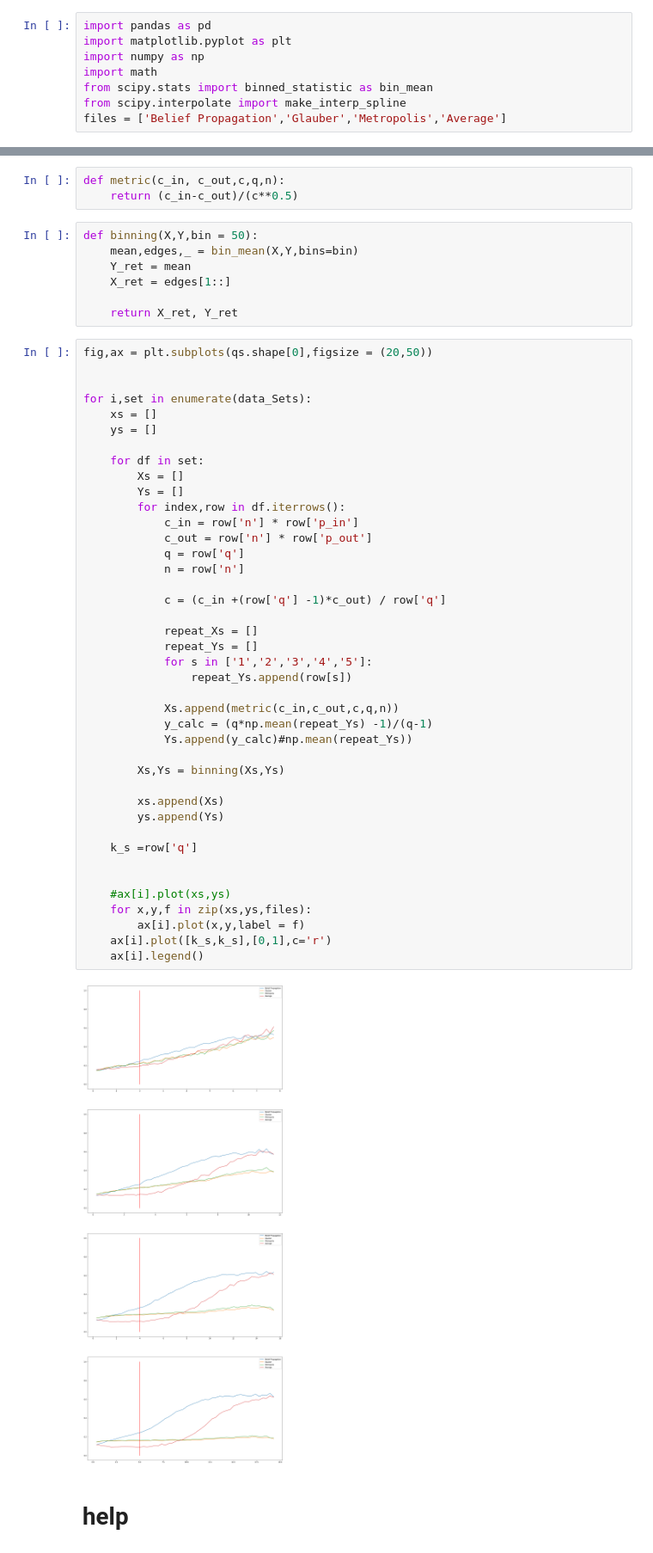
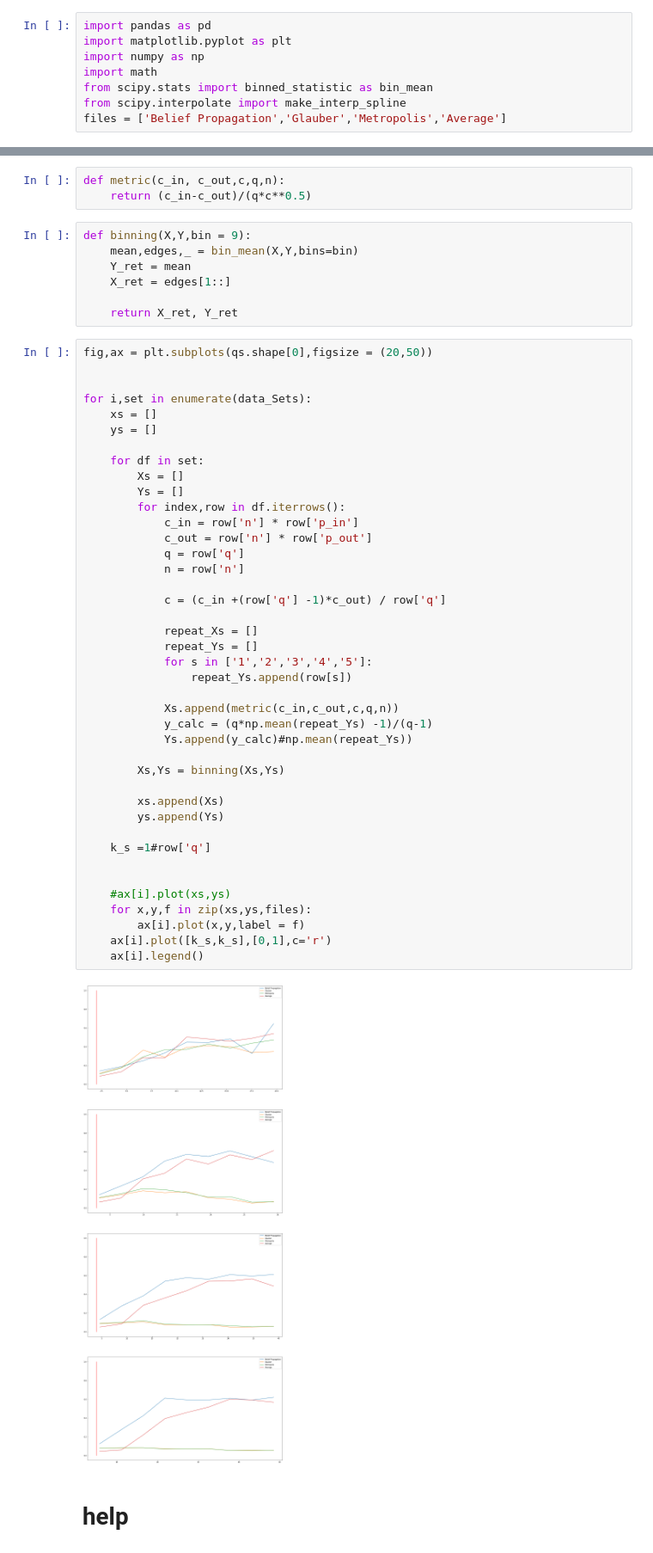
Before and after one commit to JAHanley/finalProject, a Jupyter notebook: data/visualise.ipynb, the cells around one changed output, grey strips where cells are left out. Shown at 86% size. Cells and saved outputs as stored; diff of their text form.

```diff
--- a/data/visualise.ipynb
+++ b/data/visualise.ipynb
@@ -24,8 +27,8 @@ FileNotFoundError: [Errno 2] File ./Belief Propagation_data.csv does not exist:
 # %%
 def metric(c_in, c_out,c,q,n):
-    return (c_in-c_out)/(c**0.5)
+    return (c_in-c_out)/(q*c**0.5)
 # %%
-def binning(X,Y,bin = 50):
+def binning(X,Y,bin = 9):
     mean,edges,_ = bin_mean(X,Y,bins=bin)
     Y_ret = mean
     X_ret = edges[1::]
@@ -45,35 +48,35 @@ for i,set in enumerate(data_Sets):
         for index,row in df.iterrows():
             c_in = row['n'] * row['p_in']
             c_out = row['n'] * row['p_out']
             q = row['q']
             n = row['n']
 
             c = (c_in +(row['q'] -1)*c_out) / row['q']
 
             repeat_Xs = []
             repeat_Ys = []
             for s in ['1','2','3','4','5']:
                 repeat_Ys.append(row[s])
 
             Xs.append(metric(c_in,c_out,c,q,n))
             y_calc = (q*np.mean(repeat_Ys) -1)/(q-1)
             Ys.append(y_calc)#np.mean(repeat_Ys))
 
         Xs,Ys = binning(Xs,Ys)
 
         xs.append(Xs)
         ys.append(Ys)
 
-    k_s =row['q']
+    k_s =1#row['q']
 
 
     #ax[i].plot(xs,ys)
     for x,y,f in zip(xs,ys,files):
         ax[i].plot(x,y,label = f)
     ax[i].plot([k_s,k_s],[0,1],c='r')
     ax[i].legend()
 # %% [output]
-[figure, old version]
+[figure, new version]
 # %% [markdown]
 # help
 # %%
```
Also changed, not shown: parts of 2 cells of this notebook, 22 other files.
